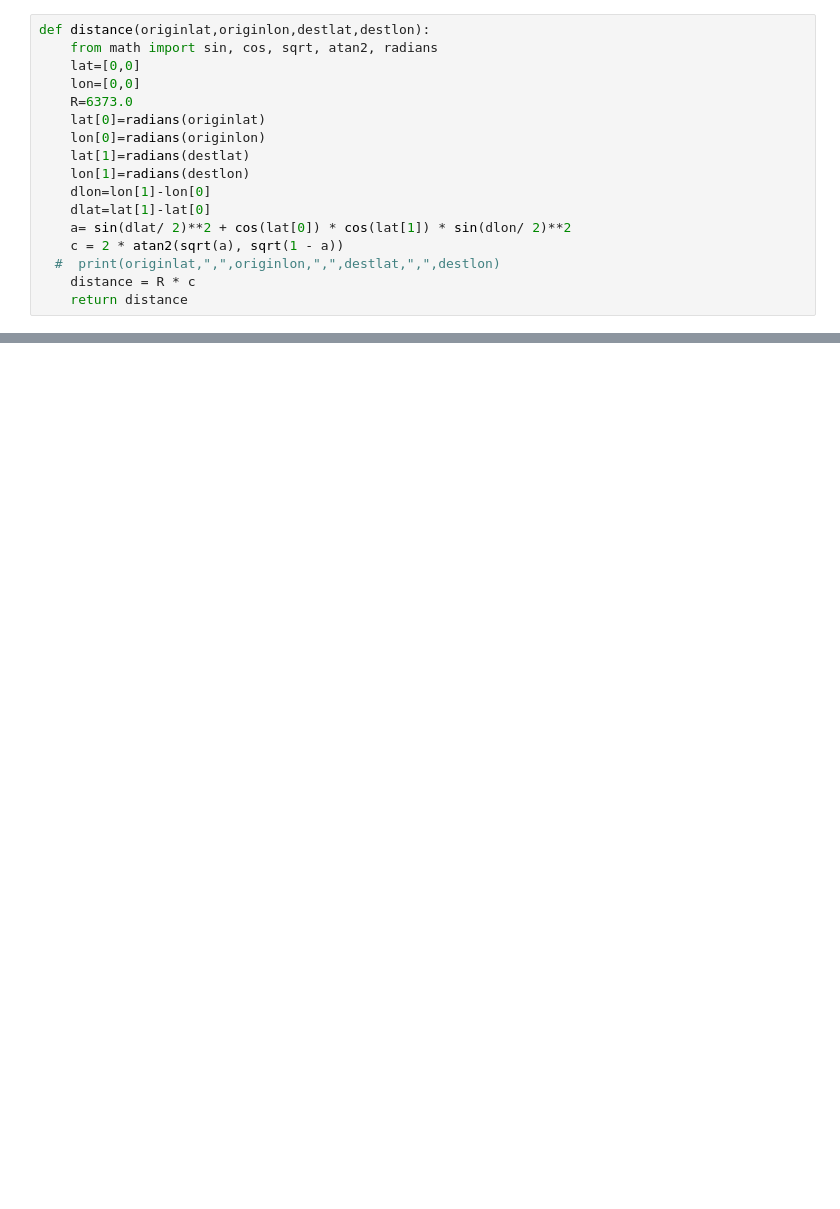
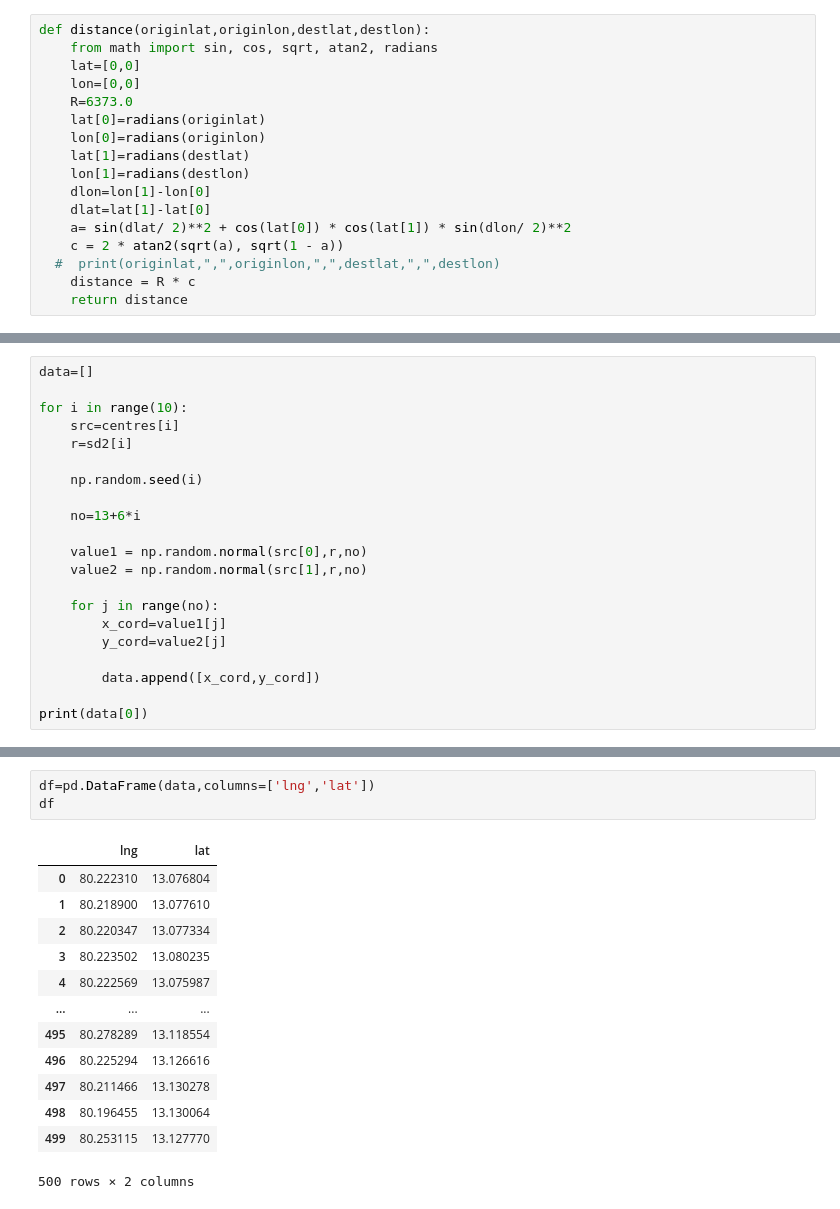
Before and after one commit to r-Iyer/Flood-Alert-Application, a Jupyter notebook: Simulation/assign_latlong_for_simulation.ipynb, the cells around one changed output, grey strips where cells are left out. Saved outputs shown, nothing was run; the diff lists cells and outputs as text; blank space fills up the shorter version.

```diff
--- a/Simulation/assign_latlong_for_simulation.ipynb
+++ b/Simulation/assign_latlong_for_simulation.ipynb
@@ -193,0 +289,21 @@ def distance(originlat,originlon,destlat,destlon):
+# %%
+data=[]
+
+for i in range(10):
+    src=centres[i]
+    r=sd2[i]
+
+    np.random.seed(i)
+
+    no=13+6*i
+
+    value1 = np.random.normal(src[0],r,no)
+    value2 = np.random.normal(src[1],r,no)
+
+    for j in range(no):
+        x_cord=value1[j]
+        y_cord=value2[j]
+
+        data.append([x_cord,y_cord])
+
+print(data[0])
@@ -193,0 +332,17 @@ def distance(originlat,originlon,destlat,destlon):
+# %%
+df=pd.DataFrame(data,columns=['lng','lat'])
+df
+# %% [output]
+|  | lng | lat |
+| 0 | 80.222310 | 13.076804 |
+| 1 | 80.218900 | 13.077610 |
+| 2 | 80.220347 | 13.077334 |
+| 3 | 80.223502 | 13.080235 |
+| 4 | 80.222569 | 13.075987 |
+| ... | ... | ... |
+| 495 | 80.278289 | 13.118554 |
+| 496 | 80.225294 | 13.126616 |
+| 497 | 80.211466 | 13.130278 |
+| 498 | 80.196455 | 13.130064 |
+| 499 | 80.253115 | 13.127770 |
+500 rows × 2 columns
```
Also changed, not shown: parts of 44 cells of this notebook, 58 other files.
